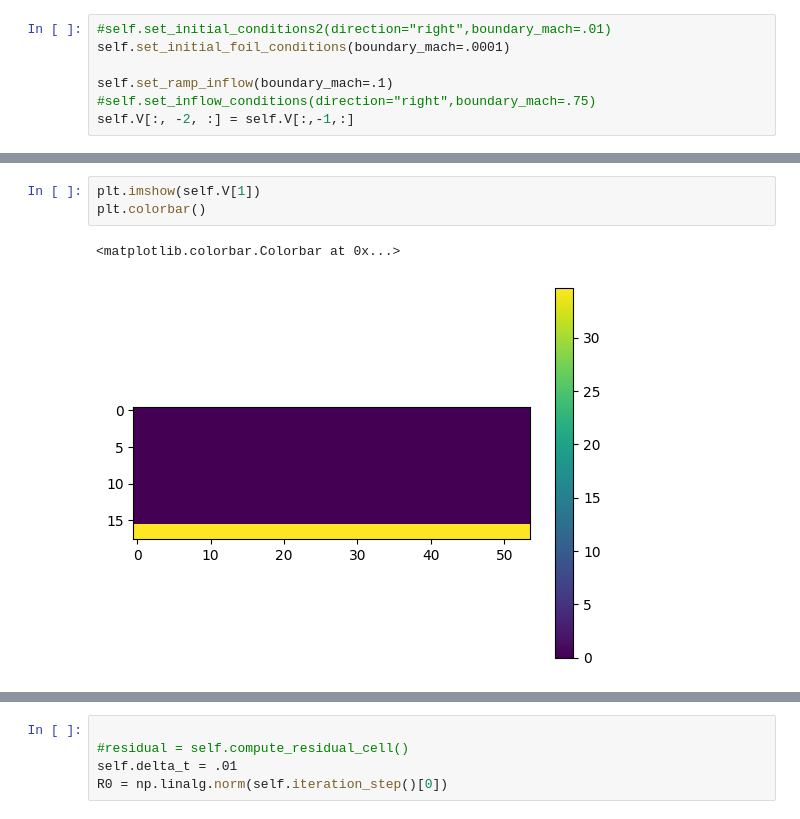
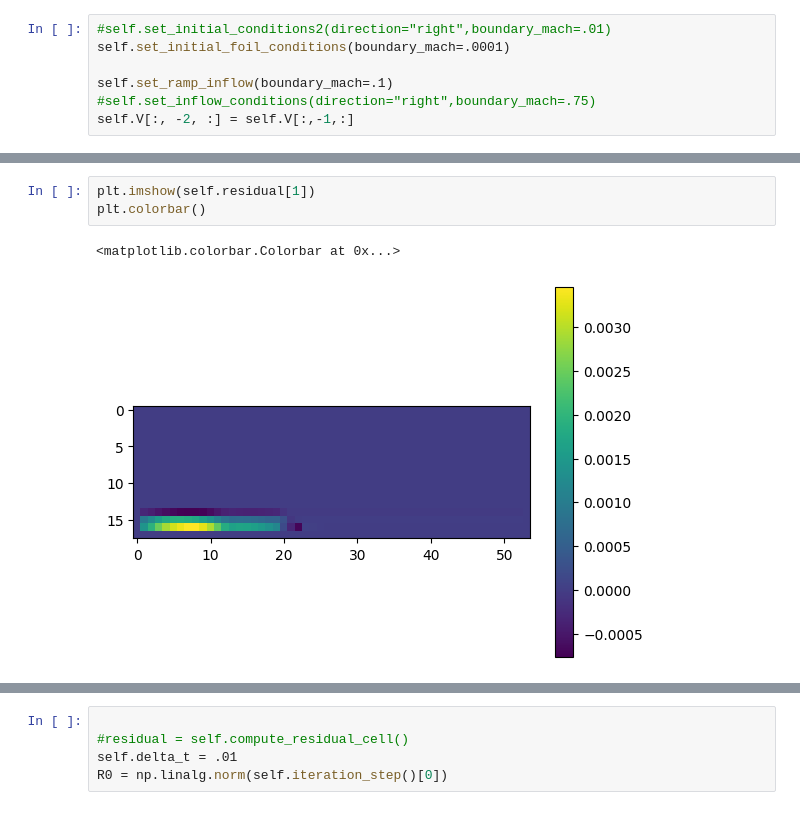
Before and after one commit to aaron23pueschel/CFD, a Jupyter notebook: CFD_FINAL2/RAMP.ipynb, the cells around one changed output, grey strips where cells are left out. Cells and saved outputs as stored; diff of their text form.

```diff
--- a/CFD_FINAL2/RAMP.ipynb
+++ b/CFD_FINAL2/RAMP.ipynb
@@ -58,9 +228,9 @@ self.V[:, -2, :] = self.V[:,-1,:]
 # %%
-plt.imshow(self.V[1])
+plt.imshow(self.residual[1])
 plt.colorbar()
 # %% [output]
 <matplotlib.colorbar.Colorbar at 0x...>
-[figure, old version]
+[figure, new version]
 # %%
 plt.imshow(self.compute_residual_cell()[2])
 # %% [output]
```
Also changed, not shown: parts of 34 cells of this notebook, 24 other files.
